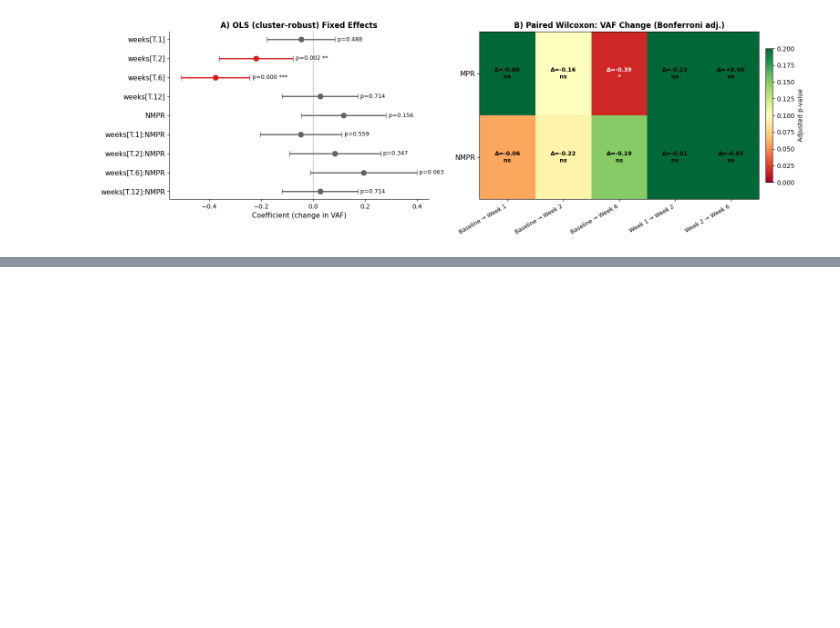
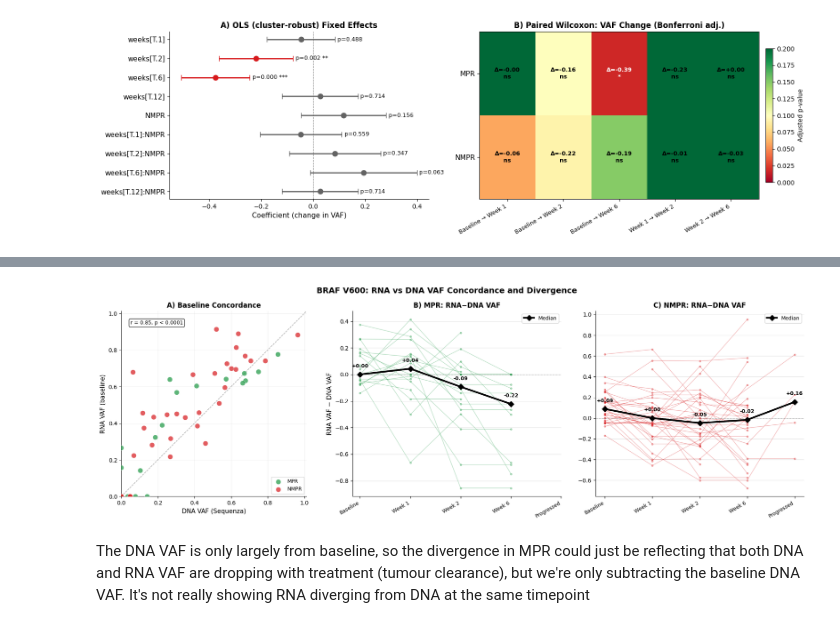
Before and after one commit to JaydenBeckwith/BRAF_analysis, a Jupyter notebook: braf_var_analysis.ipynb, the cells around one changed output, grey strips where cells are left out. Cells and saved outputs as stored; diff of their text form; code cells hidden in the pictures; blank space fills up the shorter version.

```diff
--- a/braf_var_analysis.ipynb
+++ b/braf_var_analysis.ipynb
@@ -1256,0 +1446,74 @@ plt.show()
+# %%
+# ---------------------------------------------------------------
+# Combined figure: Baseline concordance + Longitudinal divergence
+# ---------------------------------------------------------------
+fig, axes = plt.subplots(1, 3, figsize=(18, 6),
+                          gridspec_kw={'width_ratios': [1, 1, 1]})
+
+colors = {'MPR': '#1a9641', 'NMPR': '#d7191c'}
+
+# --- Baseline scatter ---
+ax = axes[0]
+for grp in ['MPR', 'NMPR']:
+    sub = baseline_rna[baseline_rna['MPR_group'] == grp]
+    ax.scatter(sub['DNA_VAF'], sub['RNA_VAF'], c=colors[grp],
+               s=80, alpha=0.7, edgecolors='white', linewidth=0.5,
+               label=grp, zorder=3)
+
+lims = [0, max(baseline_rna[['RNA_VAF', 'DNA_VAF']].max()) + 0.05]
+ax.plot(lims, lims, '--', color='grey', linewidth=1, alpha=0.7)
+ax.set_xlabel('DNA VAF (Sequenza)', fontsize=11)
+ax.set_ylabel('RNA VAF (baseline)', fontsize=11)
+ax.set_title('A) Baseline Concordance', fontsize=12, fontweight='bold')
+ax.legend(fontsize=9)
+ax.set_xlim(lims)
+ax.set_ylim(lims)
+ax.set_aspect('equal')
+ax.spines['top'].set_visible(False)
+ax.spines['right'].set_visible(False)
+ax.grid(alpha=0.2)
+
+r_pear, p_pear = pearsonr(baseline_rna['DNA_VAF'], baseline_rna['RNA_VAF'])
+ax.text(0.05, 0.95, f"r = {r_pear:.2f}, p < 0.0001",
+        transform=ax.transAxes, fontsize=9, va='top',
+        bbox=dict(boxstyle='round', facecolor='white', alpha=0.8))
+
+# --- Divergence by response ---
+for ax, mpr in zip(axes[1:], ['MPR', 'NMPR']):
+    sub = divergence_df[divergence_df['MPR_group'] == mpr]
+
+    for patient, pdata in sub.groupby('PATIENT'):
+        pdata = pdata.sort_values('x')
+        ax.plot(pdata['x'], pdata['delta_VAF'],
+                marker='o', markersize=3, linewidth=1,
+                alpha=0.3, color=colors[mpr], zorder=2)
+
+    medians = sub.groupby('x')['delta_VAF'].median()
+    ax.plot(medians.index, medians.values, color='black', linewidth=3,
+            marker='D', markersize=7, zorder=5, label='Median')
+
+    for xi, med in medians.items():
+        ax.annotate(f'{med:+.2f}', (xi, med), textcoords='offset points',
+                    xytext=(0, 12), ha='center', fontsize=9, fontweight='bold')
+
+    ax.axhline(0, color='grey', linestyle='--', linewidth=1, alpha=0.5)
+    ax.set_xticks(range(len(tp_order)))
+    ax.set_xticklabels(tp_order, fontsize=9, rotation=30, ha='right')
+    panel = 'B' if mpr == 'MPR' else 'C'
+    ax.set_title(f'{panel}) {mpr}: RNA−DNA VAF', fontsize=12, fontweight='bold')
+    ax.spines['top'].set_visible(False)
+    ax.spines['right'].set_visible(False)
+    ax.grid(axis='y', alpha=0.3)
+    ax.legend(fontsize=9)
+
+axes[1].set_ylabel('RNA VAF − DNA VAF', fontsize=11)
+
+fig.suptitle('BRAF V600: RNA vs DNA VAF Concordance and Divergence',
+             fontsize=14, fontweight='bold')
+plt.tight_layout()
+plt.savefig('rna_dna_vaf_combined.png', dpi=300, bbox_inches='tight')
+plt.show()
+# %% [output]
+[figure, added]
+# %% [markdown]
+The DNA VAF is only largely from baseline, so the divergence in MPR could just be reflecting that both DNA and RNA VAF are dropping with treatment (tumour clearance), but we're only subtracting the baseline DNA VAF. It's not really showing RNA diverging from DNA at the same timepoint
```
Also changed, not shown: parts of 7 cells of this notebook, 1 other file.
